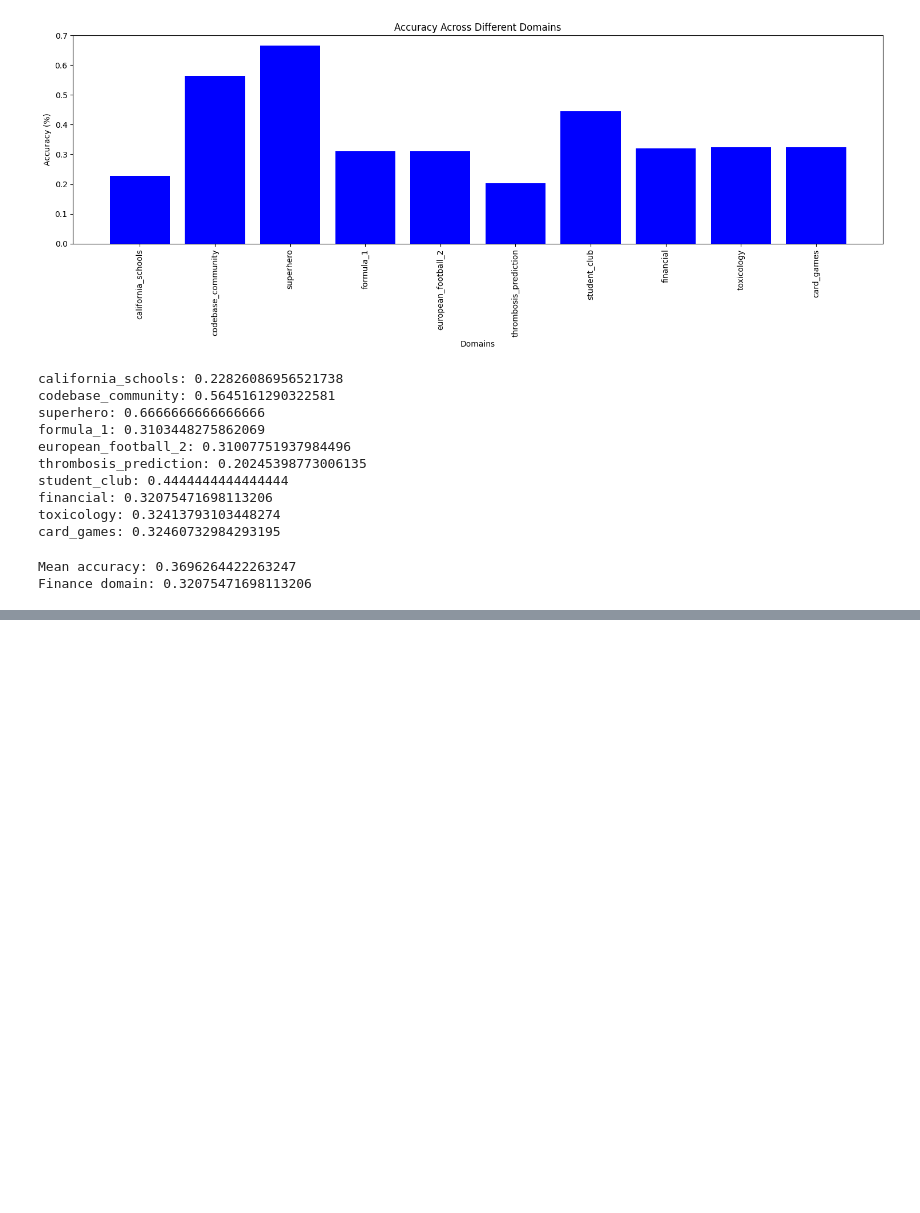
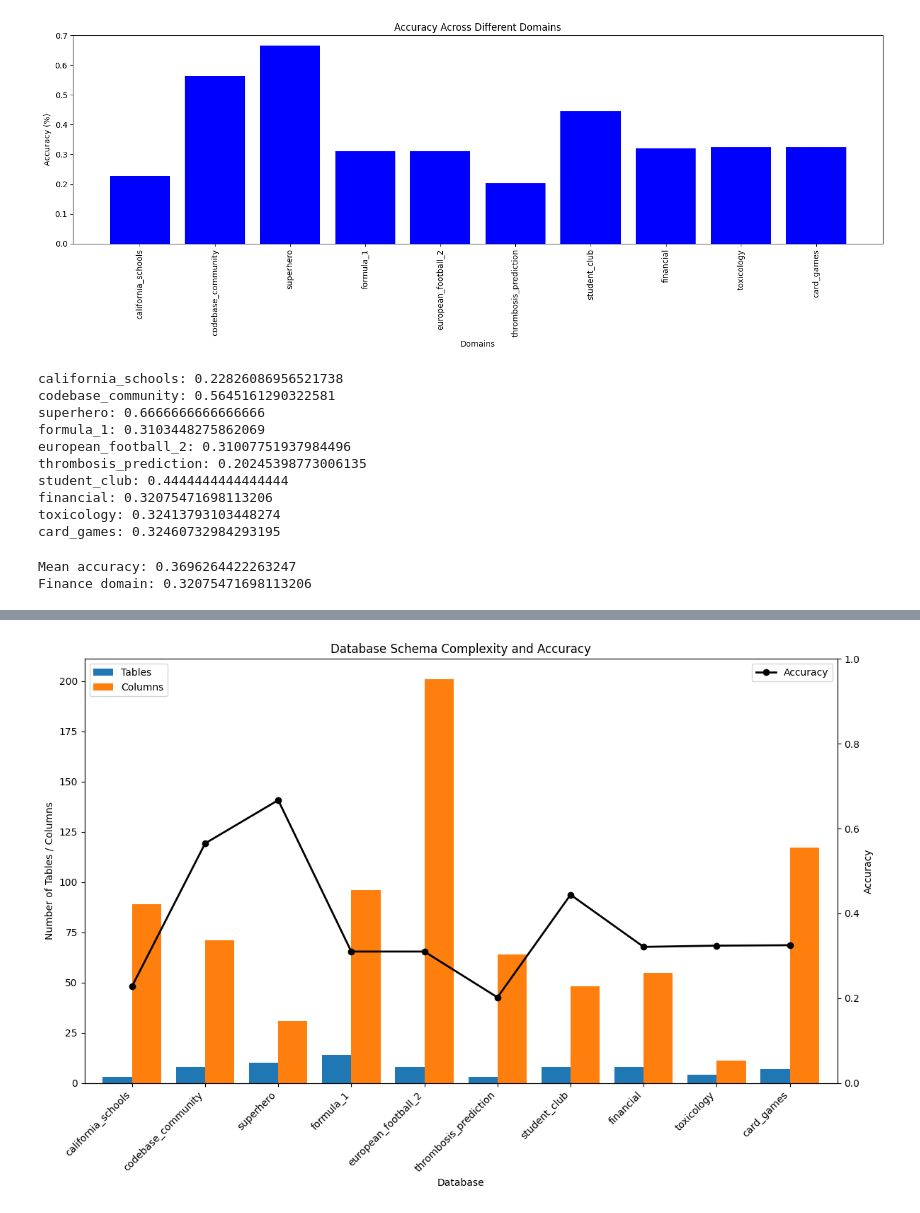
Before and after one commit to niklaswretblad/text-to-SQL-master-thesis, a Jupyter notebook: plots/plots.ipynb, the cells around one changed output, grey strips where cells are left out. Drawn from its saved outputs; the diff is of its cells as text; code cells hidden in the pictures; blank space fills up the shorter version.

Commit message:
Fixed a plot

```diff
--- a/plots/plots.ipynb
+++ b/plots/plots.ipynb
@@ -250,0 +318,43 @@ Finance domain: 0.32075471698113206
+# %%
+import matplotlib.pyplot as plt
+import pandas as pd
+
+# Database information
+data = {
+    "Database": ["california_schools", "codebase_community", "superhero", "formula_1",
+                 "european_football_2", "thrombosis_prediction", "student_club",
+                 "financial", "toxicology", "card_games"],
+    "Tables": [3, 8, 10, 14, 8, 3, 8, 8, 4, 7],
+    "Columns": [89, 71, 31, 96, 201, 64, 48, 55, 11, 117],
+    "Accuracy": [0.228, 0.565, 0.667, 0.310, 0.310, 0.202, 0.444, 0.321, 0.324, 0.325]
+}
+
+df = pd.DataFrame(data)
+
+# Create a figure and a set of subplots
+fig, ax1 = plt.subplots(figsize=(12, 8))
+
+colors = ['blue' if db != 'financial' else 'red' for db in df['Database']]
+
+# Bar plot for Tables and Columns
+df.plot(kind='bar', x='Database', y=['Tables', 'Columns'], ax=ax1, width=0.8)
+ax1.set_ylabel('Number of Tables / Columns')
+
+# Line plot for Accuracy
+ax2 = ax1.twinx()
+df.plot(kind='line', x='Database', y='Accuracy', ax=ax2, color='k', marker='o', linewidth=2, label='Accuracy')
+ax2.set_ylabel('Accuracy')
+ax2.set_ylim(0, 1)  # Accuracy ranges from 0 to 1
+
+# Titles and labels
+plt.title('Database Schema Complexity and Accuracy')
+ax1.set_xlabel('Database')
+ax1.set_xticklabels(df['Database'], rotation=45, ha='right')
+ax1.legend(loc='upper left')
+ax2.legend(loc='upper right')
+
+# Show plot
+plt.tight_layout()
+plt.show()
+# %% [output]
+[figure, added]
```
Also changed, not shown: parts of 2 cells of this notebook.
